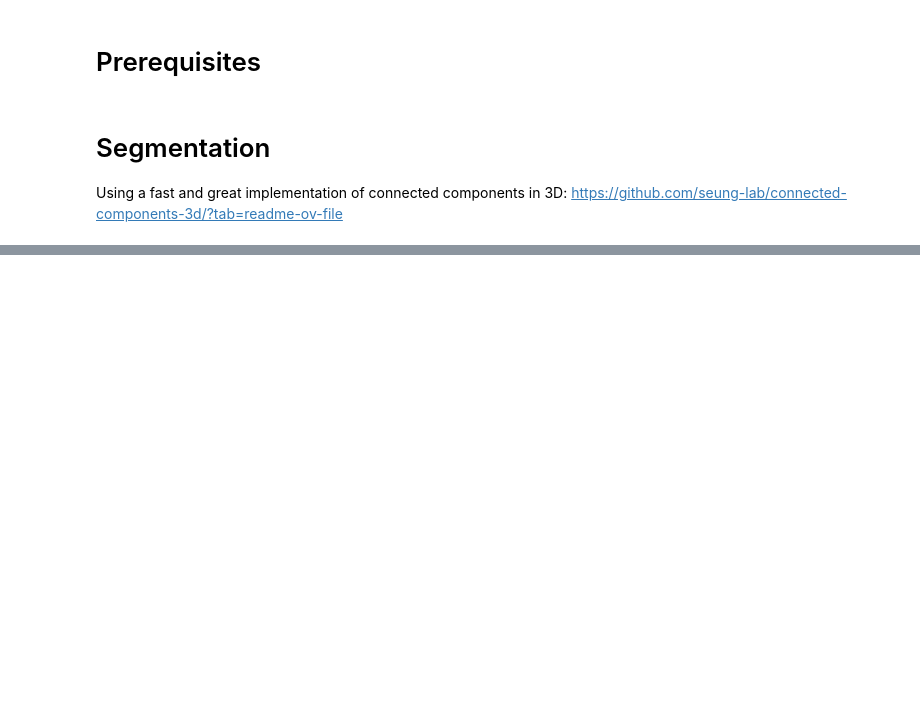
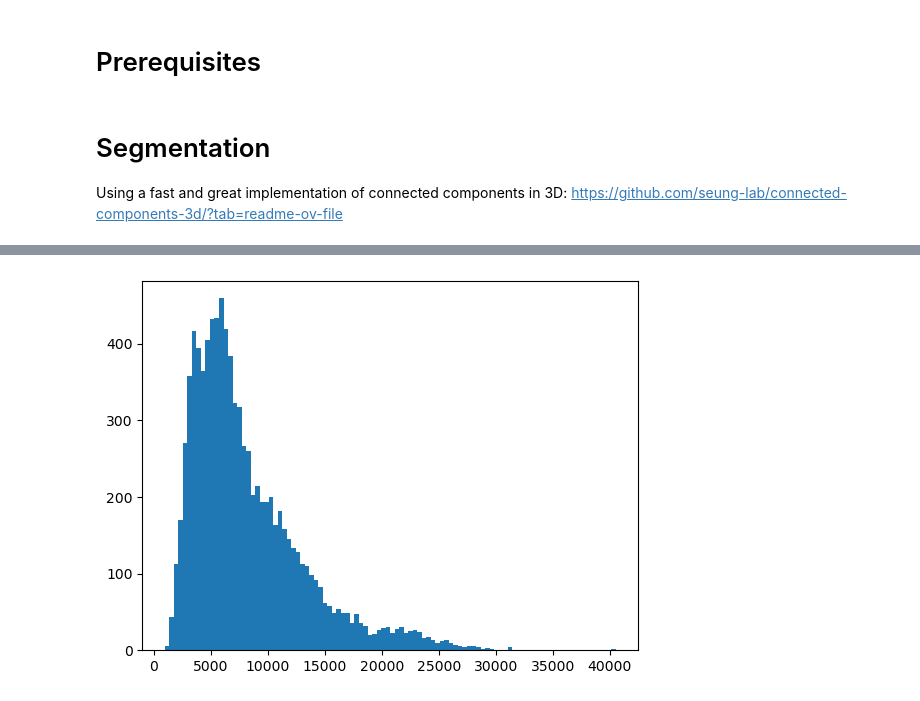
Before and after one commit to R0ner/cnn-context, a Jupyter notebook: notebooks/bn-04-segmentation.ipynb, the cells around one changed output, grey strips where cells are left out. Cells and saved outputs as stored; diff of their text form; code cells hidden in the pictures; blank space fills up the shorter version.

```diff
--- a/notebooks/bn-04-segmentation.ipynb
+++ b/notebooks/bn-04-segmentation.ipynb
@@ -71,4 +86,6 @@ show_volume(labels_out)
 # %%
+sizes = []
+
 mask_dir = f"{data_dir}/train_mask"
 if not os.path.exists(mask_dir):
     os.mkdir(mask_dir)
@@ -76,22 +93,26 @@ if not os.path.exists(mask_dir):
 for item in tqdm(range(len(dset))):
     volume, _ = dset[item]
 
+    volume = (volume / volume.max() * 255).astype(np.uint8)
+
     mask_c_dir = f"{mask_dir}/{os.path.basename(os.path.dirname(dset.volumes[item]))}"
     if not os.path.exists(mask_c_dir):
         os.mkdir(mask_c_dir)
 
     dst = f"{mask_c_dir}/{os.path.basename(dset.volumes[item])}"
-    # labels_out, N = cc3d.largest_k(
-    #     volume[0] > 40,
-    #     k=1,
-    #     connectivity=26,
-    #     delta=0,
-    #     return_N=True,
-    # )
+
     labels_out = cc3d.connected_components(volume[0], delta=3)
-    labels_out = cc3d.largest_k(labels_out > 1, k=1, connectivity=26)
+    labels_out = cc3d.largest_k(labels_out / labels_out.max() > 1e-2, k=1, connectivity=26)
 
-    imsave(dst, labels_out, check_contrast=False)
+    sizes.append(labels_out.sum())
+    imsave(dst, labels_out.astype(np.uint8), check_contrast=False)
 
     # show_volume(volume[0])
     # show_volume(labels_out)
+# %%
+sizes = np.array(sizes)
+# %%
+plt.hist(sizes, bins=100);
+# plt.hist(sizes[sizes < 80000], bins=100);
+# %% [output]
+[figure, added]
```
Also changed, not shown: parts of 5 cells of this notebook.
